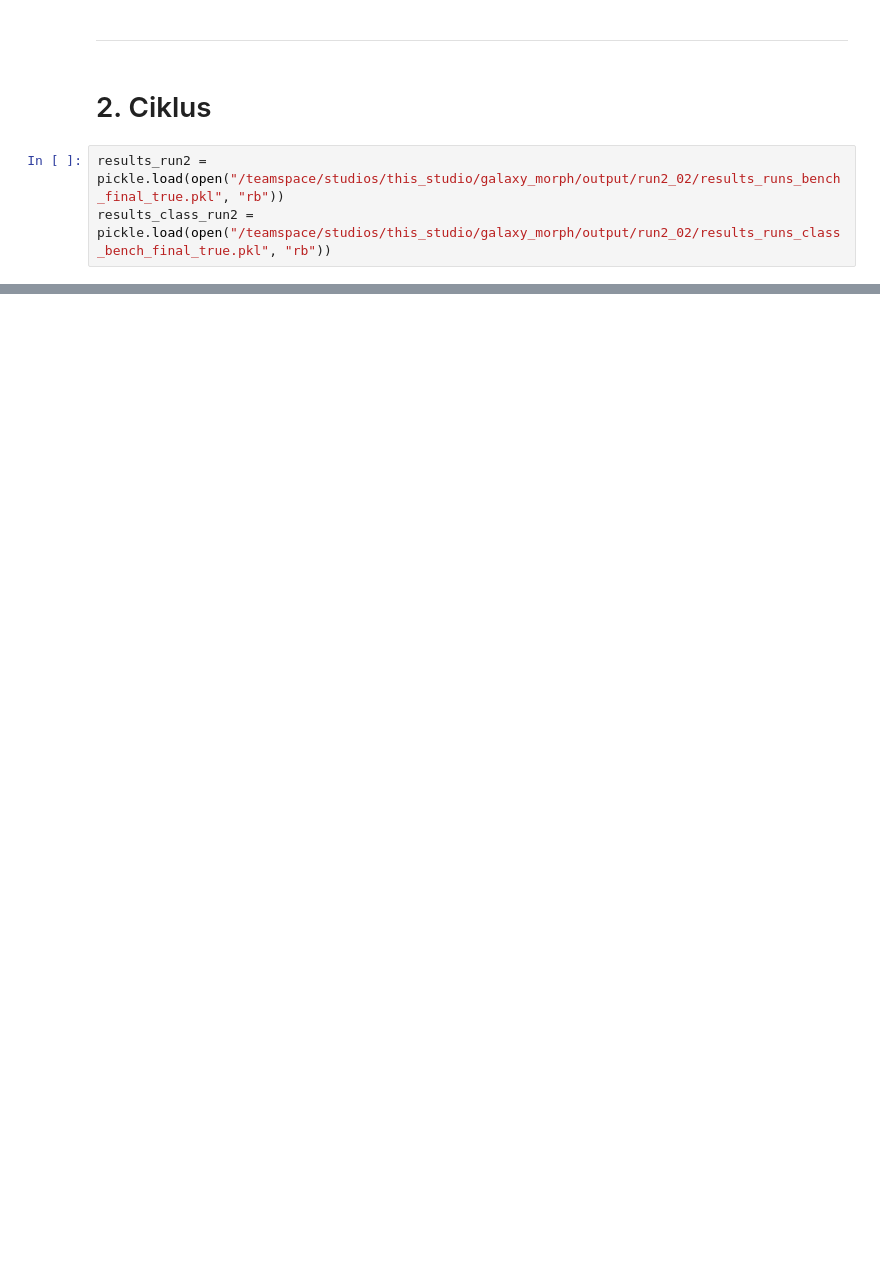
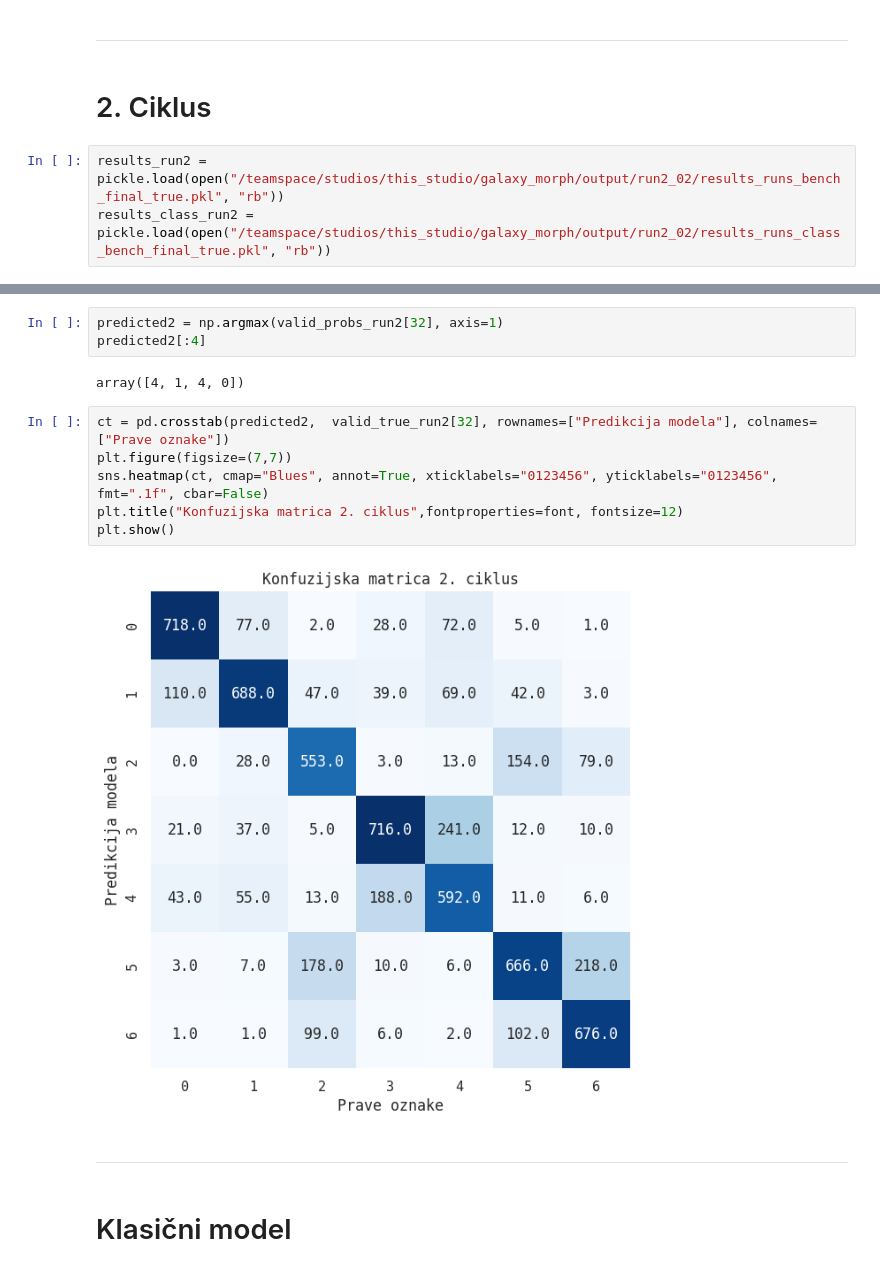
Before and after one commit to emadonev/morfologija_galaksija, a Jupyter notebook: galaxy_morph/nbs/results_graphs.ipynb, the cells around one changed output, grey strips where cells are left out. Drawn from its saved outputs; the diff is of its cells as text; blank space fills up the shorter version.

```diff
--- a/galaxy_morph/nbs/results_graphs.ipynb
+++ b/galaxy_morph/nbs/results_graphs.ipynb
@@ -234,0 +184,17 @@ per_class
+# %%
+predicted2 = np.argmax(valid_probs_run2[32], axis=1)
+predicted2[:4]
+# %% [output]
+array([4, 1, 4, 0])
+# %%
+ct = pd.crosstab(predicted2,  valid_true_run2[32], rownames=["Predikcija modela"], colnames=["Prave oznake"])
+plt.figure(figsize=(7,7))
+sns.heatmap(ct, cmap="Blues", annot=True, xticklabels="0123456", yticklabels="0123456", fmt=".1f", cbar=False)
+plt.title("Konfuzijska matrica 2. ciklus",fontproperties=font, fontsize=12)
+plt.show()
+# %% [output]
+[figure, added]
+# %% [markdown]
+---
+# %% [markdown]
+# Klasični model
```
Also changed, not shown: parts of 24 cells of this notebook, 2 other files.
